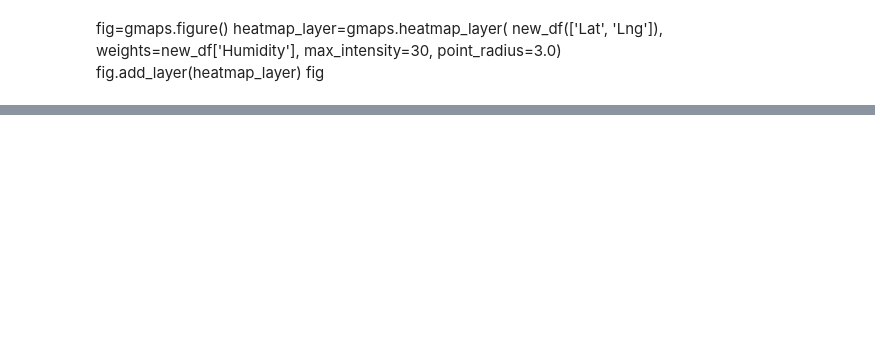
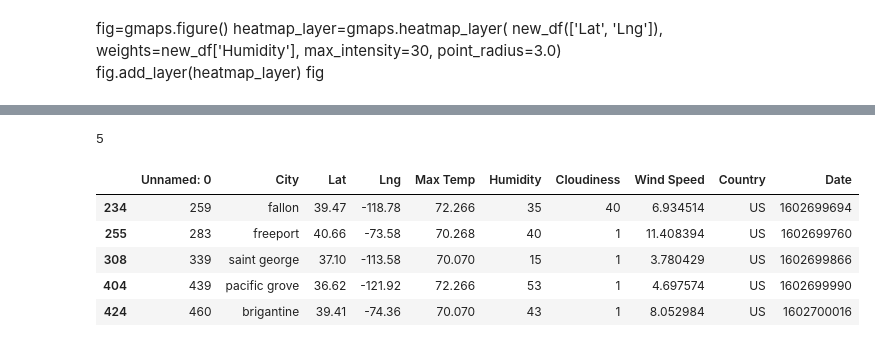
Before and after one commit to bregan78/python_api_challenge, a Jupyter notebook: VacationPy/VacationPy.ipynb, the cells around one changed output, grey strips where cells are left out. Cells and saved outputs as stored; diff of their text form; code cells hidden in the pictures; blank space fills up the shorter version.

Commit message:
starting on the hotel pins on gmaps

```diff
--- a/VacationPy/VacationPy.ipynb
+++ b/VacationPy/VacationPy.ipynb
@@ -38,3 +45,20 @@ fig.add_layer(heatmap_layer)
 fig
 # %% [output]
 [interactive output not drawn]
+# %%
+new_df.dtypes
+
+#new_df_hotels= new_df.loc[(new_df["Max Temp"]>70) & (new_df["Max Temp"]<80) & (new_df["Wind Speed"]<5) & (new_df["Cloudiness"]==0)]
+new_df_hotels= new_df.loc[(new_df["Max Temp"]>70) & (new_df["Max Temp"]<73) & (new_df["Country"]=='US')]
+len(new_df_hotels)
+# %% [output]
+5
+# %%
+new_df_hotels
+# %% [output]
+|  | Unnamed: 0 | City | Lat | Lng | Max Temp | Humidity | Cloudiness | Wind Speed | Country | Date |
+| 234 | 259 | fallon | 39.47 | -118.78 | 72.266 | 35 | 40 | 6.934514 | US | 1602699694 |
+| 255 | 283 | freeport | 40.66 | -73.58 | 70.268 | 40 | 1 | 11.408394 | US | 1602699760 |
+| 308 | 339 | saint george | 37.10 | -113.58 | 70.070 | 15 | 1 | 3.780429 | US | 1602699866 |
+| 404 | 439 | pacific grove | 36.62 | -121.92 | 72.266 | 53 | 1 | 4.697574 | US | 1602699990 |
+| 424 | 460 | brigantine | 39.41 | -74.36 | 70.070 | 43 | 1 | 8.052984 | US | 1602700016 |
```
Also changed, not shown: parts of 5 cells of this notebook, 1 other file.
